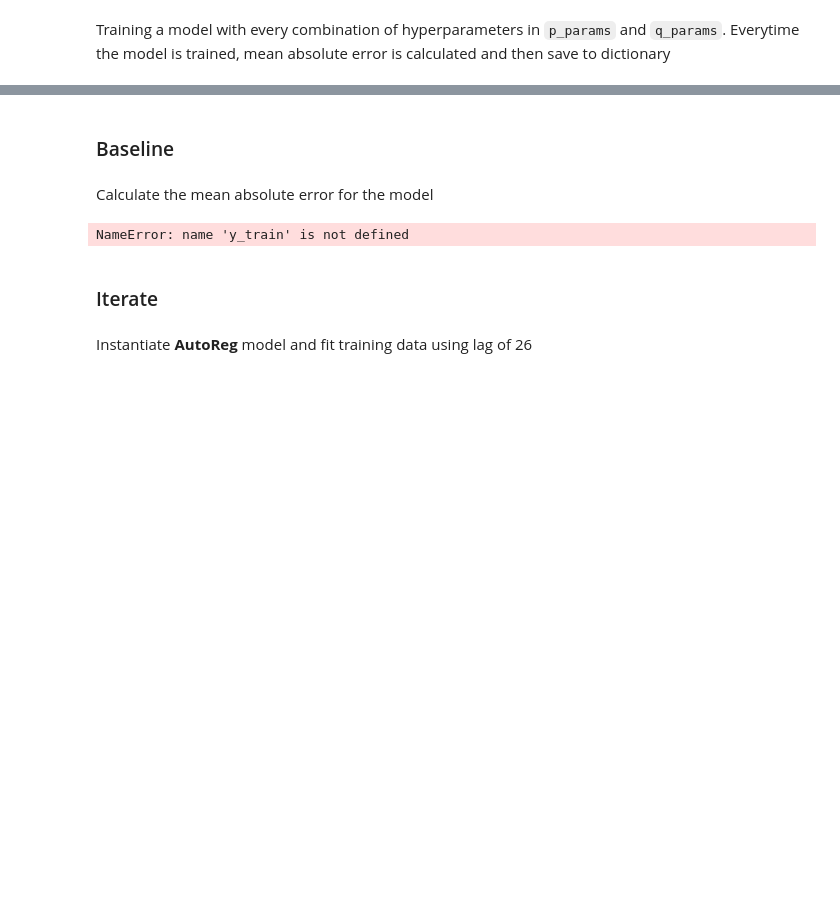
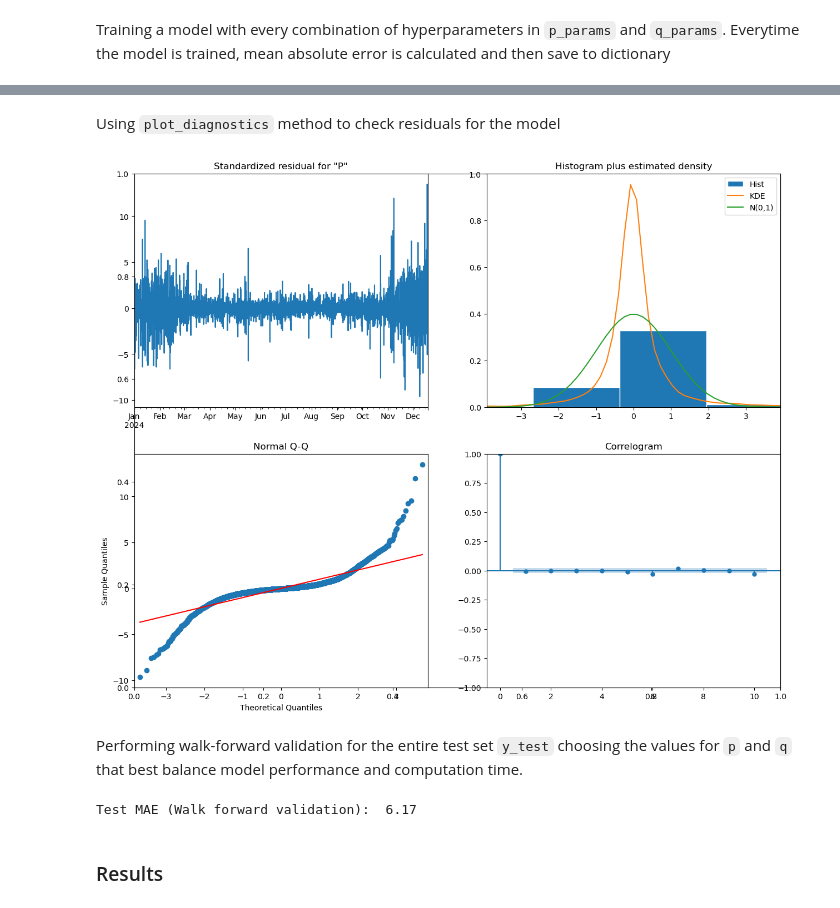
Before and after one commit to bukkybyte/air-quality, a Jupyter notebook: air_quality3.ipynb, the cells around one changed output, grey strips where cells are left out. Saved outputs shown, nothing was run; the diff lists cells and outputs as text; code cells hidden in the pictures; blank space fills up the shorter version.

```diff
--- a/air_quality3.ipynb
+++ b/air_quality3.ipynb
@@ -158,0 +198,9 @@ for p in p_params:
+# %% [markdown]
+Using `plot_diagnostics` method to check residuals for the model
+# %%
+fig, ax = plt.subplots(figsize=(15, 12))
+model.plot_diagnostics(fig=fig);
+# %% [output]
+[figure, added]
+# %% [markdown]
+Performing walk-forward validation for the entire test set `y_test` choosing the values for `p` and `q` that best balance model performance and computation time.
@@ -159,18 +222,7 @@ for p in p_params:
+# %%
+test_mae = mean_absolute_error(y_test, y_pred_wfv)
+print("Test MAE (Walk forward validation): ", round(test_mae, 2))
+# %% [output]
+Test MAE (Walk forward validation):  6.17
 # %% [markdown]
-### Baseline
+### Results
-# %% [markdown]
-Calculate the mean absolute error for the model
-# %%
-y_mean = y_train.mean()
-y_pred_baseline = [y_mean] * len(y_train)
-baseline_mae = mean_absolute_error(y_train, y_pred_baseline)
-
-
-print(f"Mean P2.5 reading: {y_mean.round(2)}")
-print(f"Baseline MAE: {baseline_mae.round(2)}")
-# %% [output]
-NameError: name 'y_train' is not defined
-# %% [markdown]
-### Iterate
-# %% [markdown]
-Instantiate **AutoReg** model and fit training data using lag of 26
```
Also changed, not shown: parts of 12 cells of this notebook.
